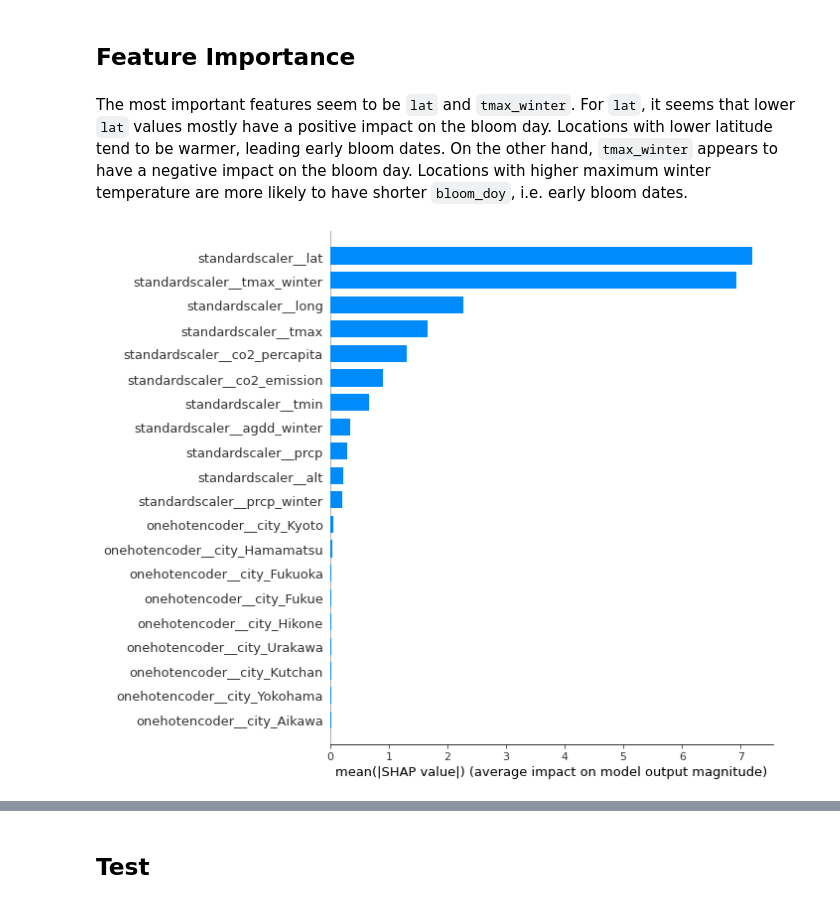
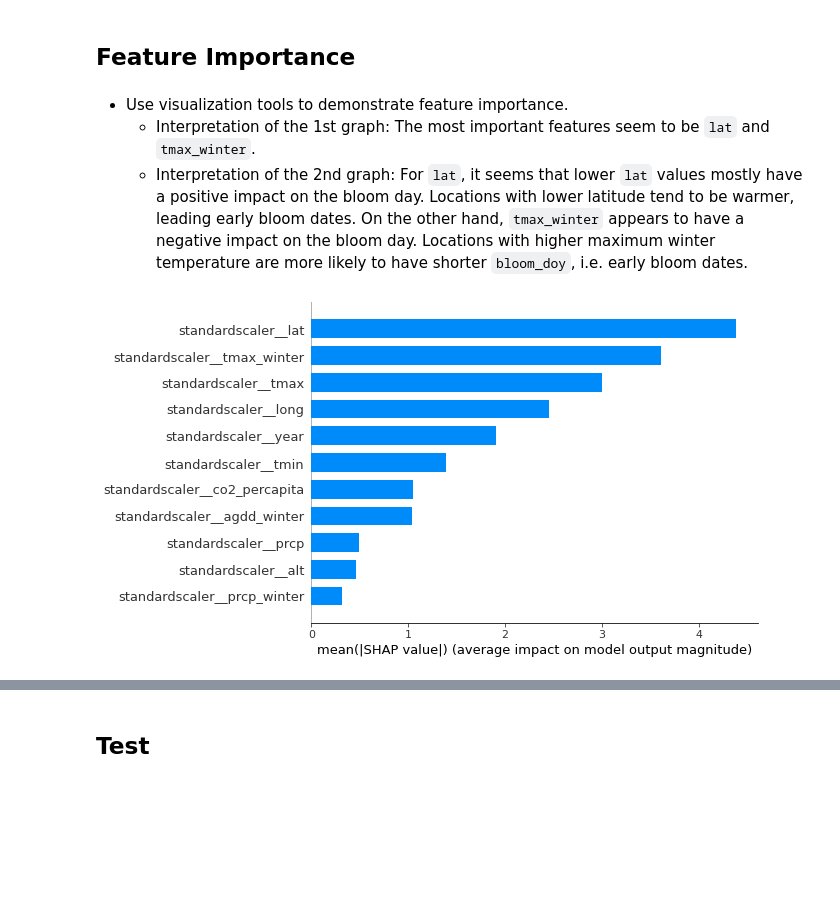
Before and after one commit to aimee0317/cherry-blossom-prediction, a Jupyter notebook: doc/ml_models.ipynb, the cells around one changed output, grey strips where cells are left out. Cells and saved outputs as stored; diff of their text form; code cells hidden in the pictures; blank space fills up the shorter version.

```diff
--- a/doc/ml_models.ipynb
+++ b/doc/ml_models.ipynb
@@ -69,7 +69,7 @@ df.describe()
 # %% [markdown]
 - Identify different feature types and the transformations on each feature type.
 # %%
-categorical_features = ["country", "city"]
+# categorical_features = ["country", "city"]
 numeric_features = [
     "lat",
     "long",
@@ -81,9 +81,9 @@ numeric_features = [
     "tmax_winter",
     "prcp_winter",
     "co2_percapita",
-    "co2_emission",
+    "year",
 ]
-drop_features = ["year"]
+drop_features = ["country", "city"]
 target = "bloom_doy"
 # %% [markdown]
 - Define a column transformer.
@@ -93,10 +93,10 @@ enc = OneHotEncoder(handle_unknown="ignore", sparse=False)
 
 preprocessor = make_column_transformer(
     (StandardScaler(), numeric_features),  # scaling on numeric features
-    (
-        OneHotEncoder(handle_unknown="ignore"),
-        categorical_features,
-    ),  # OHE on categorical features
+    # (
+    # OneHotEncoder(handle_unknown="ignore"),
+    # categorical_features,
+    # ),  # OHE on categorical features
     ("drop", drop_features),  # drop features
 )
 
@@ -285,32 +255,34 @@ Training and validation scores of Light GBM with the best hyper-params:
 # %% [markdown]
 ## Feature Importance
-# %% [markdown]
-The most important features seem to be `lat` and `tmax_winter`. For `lat`, it seems that lower `lat` values mostly have a positive impact on the bloom day. Locations with lower latitude tend to be warmer, leading early bloom dates. On the other hand, `tmax_winter` appears to have a negative impact on the bloom day. Locations with higher maximum winter temperature are more likely to have shorter `bloom_doy`, i.e. early bloom dates.
+# %% [markdown]
+- Use visualization tools to demonstrate feature importance.
+    - Interpretation of the 1st graph: The most important features seem to be `lat` and `tmax_winter`.
+    - Interpretation of the 2nd graph: For `lat`, it seems that lower `lat` values mostly have a positive impact on the bloom day. Locations with lower latitude tend to be warmer, leading early bloom dates. On the other hand, `tmax_winter` appears to have a negative impact on the bloom day. Locations with higher maximum winter temperature are more likely to have shorter `bloom_doy`, i.e. early bloom dates.
 # %%
 # Fit the preprocessor first
 preprocessor.fit(X_train, y_train)
 
 # Get all feature names
 feature_names = preprocessor.get_feature_names_out()
 
 # Create encoded train data
 X_train_enc = pd.DataFrame(
-    data=preprocessor.transform(X_train).toarray(),
+    data=preprocessor.transform(X_train),
     columns=feature_names,
     index=X_train.index,
 )
 X_train_enc.head()
 
 # Fit regressor model using LGBMRegressor
-pipe_lgbm = make_pipeline(
-    preprocessor, LGBMRegressor(n_estimators=110, max_depth=29, random_state=123)
+pipe_cb = make_pipeline(
+    preprocessor, CatBoostRegressor(verbose=0, random_state=123)
 )
-pipe_lgbm.fit(X_train, y_train)
+pipe_cb.fit(X_train, y_train)
 
 # Create feature importance visualization using shap
-lgbm_explainer = shap.TreeExplainer(pipe_lgbm.named_steps["lgbmregressor"])
-train_lgbm_shap_values = lgbm_explainer.shap_values(X_train_enc)
-shap.summary_plot(train_lgbm_shap_values, X_train_enc, plot_type="bar")
+explainer = shap.TreeExplainer(pipe_cb.named_steps["catboostregressor"])
+train_shap_values = explainer.shap_values(X_train_enc)
+shap.summary_plot(train_shap_values, X_train_enc, plot_type="bar")
 # %% [output]
-[figure, old version]
+[figure, new version]
 # %%
```
Also changed, not shown: parts of 17 cells of this notebook.
